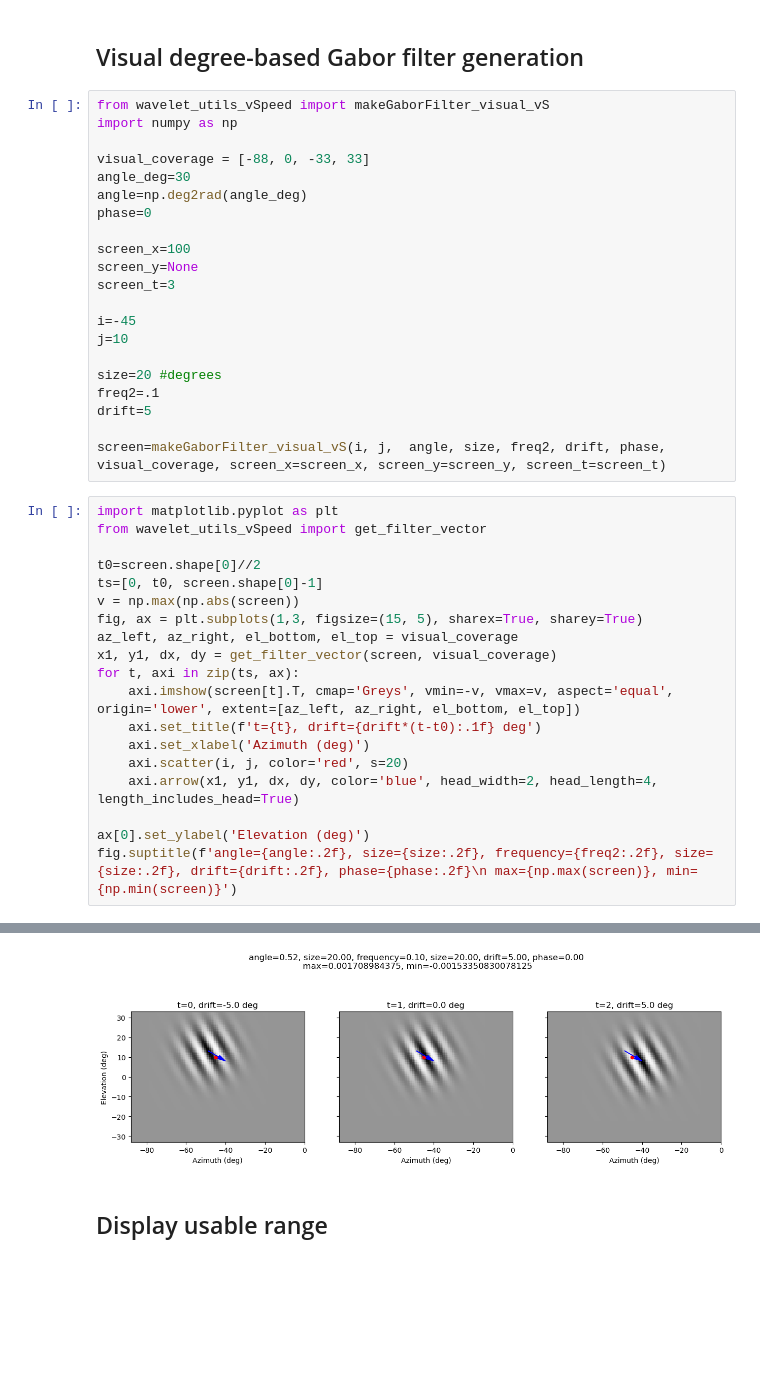
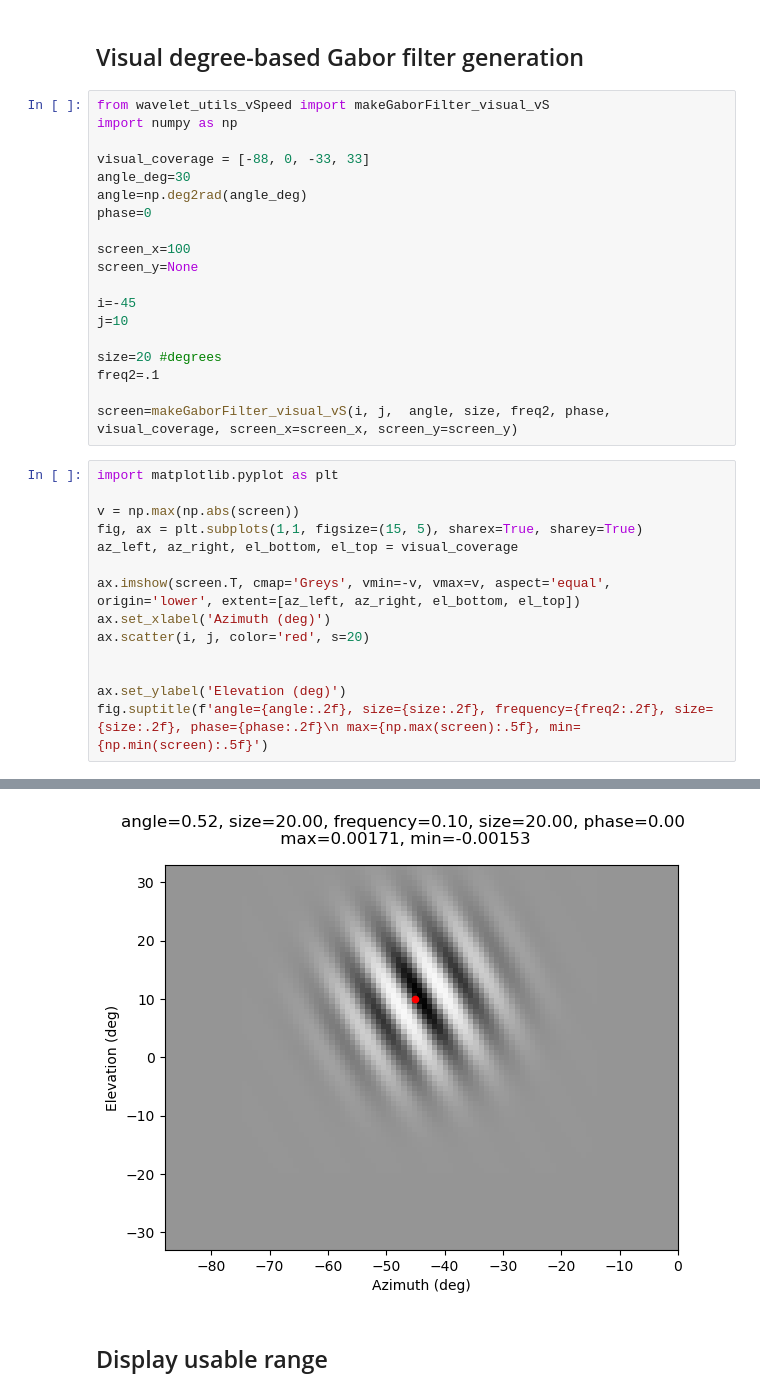
Before and after one commit to katonage/waven2, a Jupyter notebook: waven2/S1_gabor_test_vS.ipynb, the cells around one changed output, grey strips where cells are left out. Drawn from its saved outputs; the diff is of its cells as text; blank space fills up the shorter version.

```diff
--- a/waven2/S1_gabor_test_vS.ipynb
+++ b/waven2/S1_gabor_test_vS.ipynb
@@ -109,33 +101,26 @@ phase=0
 
 screen_x=100
 screen_y=None
-screen_t=3
 
 i=-45
 j=10
 
 size=20 #degrees
 freq2=.1
-drift=5
 
-screen=makeGaborFilter_visual_vS(i, j,  angle, size, freq2, drift, phase, visual_coverage, screen_x=screen_x, screen_y=screen_y, screen_t=screen_t)
+screen=makeGaborFilter_visual_vS(i, j,  angle, size, freq2, phase, visual_coverage, screen_x=screen_x, screen_y=screen_y)
 # %%
 import matplotlib.pyplot as plt
-from wavelet_utils_vSpeed import get_filter_vector
 
-t0=screen.shape[0]//2
-ts=[0, t0, screen.shape[0]-1]
 v = np.max(np.abs(screen))
-fig, ax = plt.subplots(1,3, figsize=(15, 5), sharex=True, sharey=True)
+fig, ax = plt.subplots(1,1, figsize=(15, 5), sharex=True, sharey=True)
 az_left, az_right, el_bottom, el_top = visual_coverage
-x1, y1, dx, dy = get_filter_vector(screen, visual_coverage)
-for t, axi in zip(ts, ax):
-    axi.imshow(screen[t].T, cmap='Greys', vmin=-v, vmax=v, aspect='equal', origin='lower', extent=[az_left, az_right, el_bottom, el_top])
-    axi.set_title(f't={t}, drift={drift*(t-t0):.1f} deg')
-    axi.set_xlabel('Azimuth (deg)')
-    axi.scatter(i, j, color='red', s=20)
-    axi.arrow(x1, y1, dx, dy, color='blue', head_width=2, head_length=4, length_includes_head=True)
 
-ax[0].set_ylabel('Elevation (deg)')
-fig.suptitle(f'angle={angle:.2f}, size={size:.2f}, frequency={freq2:.2f}, size={size:.2f}, drift={drift:.2f}, phase={phase:.2f}\n max={np.max(screen)}, min={np.min(screen)}')
+ax.imshow(screen.T, cmap='Greys', vmin=-v, vmax=v, aspect='equal', origin='lower', extent=[az_left, az_right, el_bottom, el_top])
+ax.set_xlabel('Azimuth (deg)')
+ax.scatter(i, j, color='red', s=20)
+
+
+ax.set_ylabel('Elevation (deg)')
+fig.suptitle(f'angle={angle:.2f}, size={size:.2f}, frequency={freq2:.2f}, size={size:.2f}, phase={phase:.2f}\n max={np.max(screen):.5f}, min={np.min(screen):.5f}')
 # %% [output]
@@ -143,4 +128,4 @@ Text(0.5, 0.98, 'angle=0.52, size=20.00, frequency=0.10, size=20.00, drift=5.00,
-[figure, old version]
+[figure, new version]
 # %% [markdown]
 ## Display usable range
 # %%
```
Also changed, not shown: parts of 5 cells of this notebook, 8 other files.
